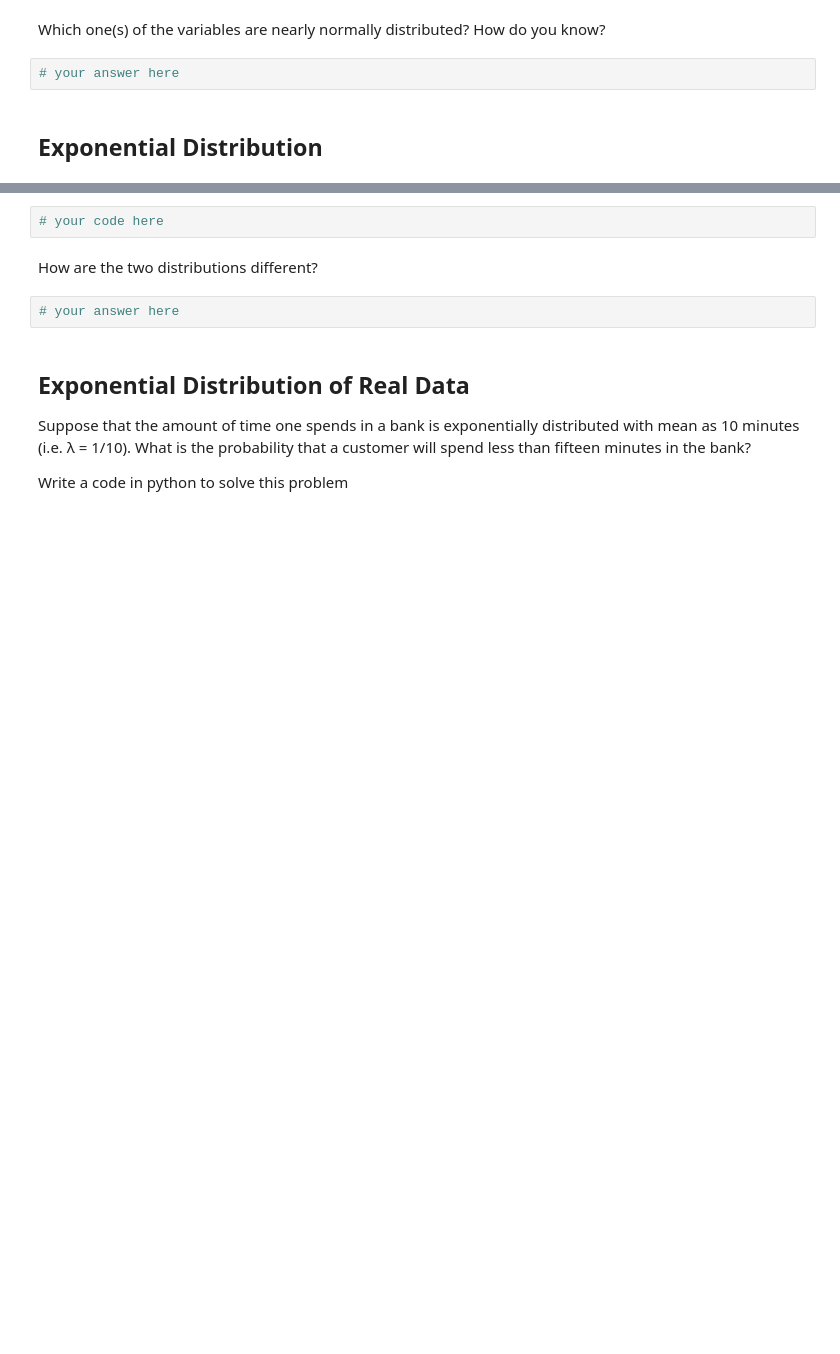
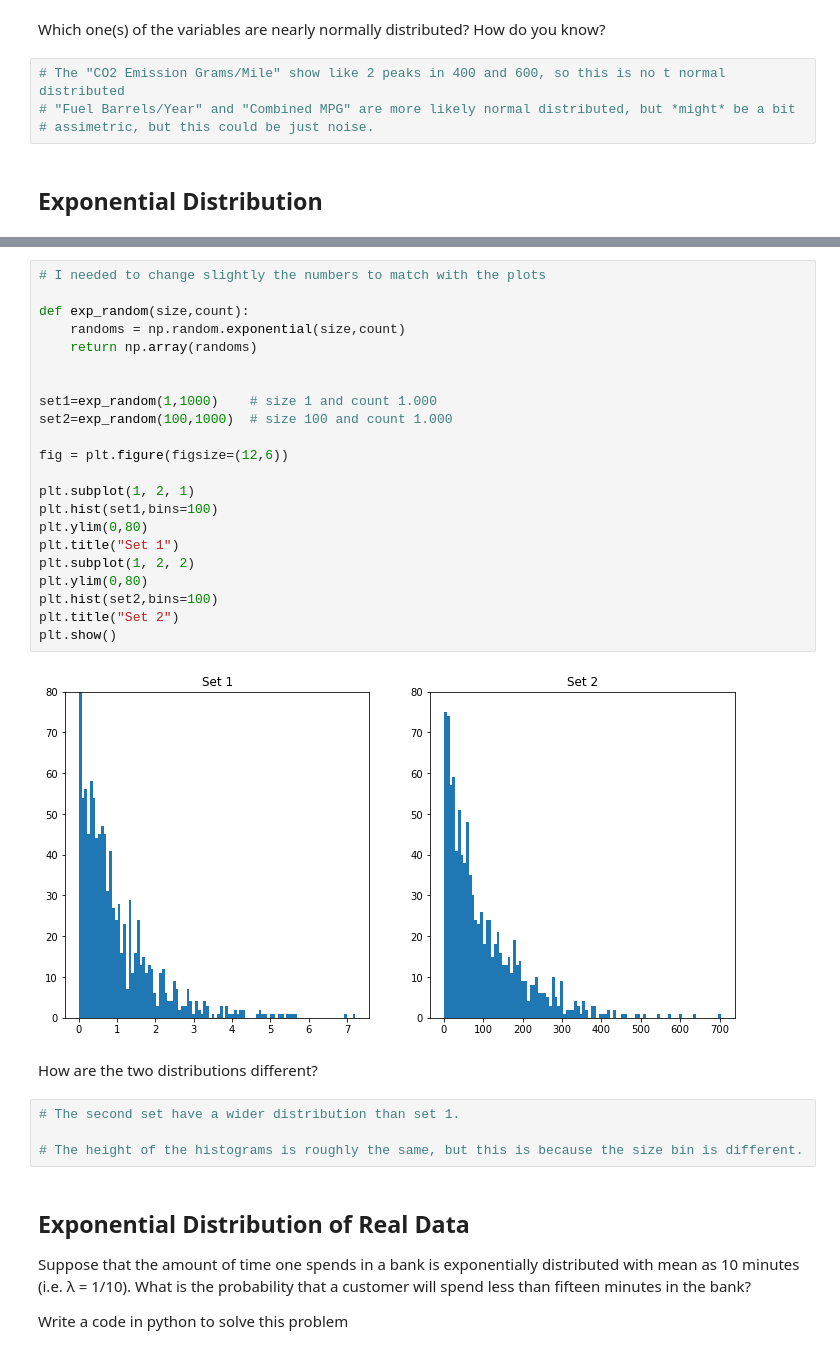
Before and after one commit to ironhack-datalabs/datamad1020, a Jupyter notebook: module-2/lab-continuous-probability-distribution/your-code/main.ipynb, the cells around one changed output, grey strips where cells are left out. Saved outputs shown, nothing was run; the diff lists cells and outputs as text; blank space fills up the shorter version.

Commit message:
Done exponential distribution

```diff
--- a/module-2/lab-continuous-probability-distribution/your-code/main.ipynb
+++ b/module-2/lab-continuous-probability-distribution/your-code/main.ipynb
@@ -142,7 +150,9 @@ Then plot the histograms for the following variables:
 # %% [markdown]
 Which one(s) of the variables are nearly normally distributed? How do you know?
-# %%
-# your answer here
+# %%
+# The "CO2 Emission Grams/Mile" show like 2 peaks in 400 and 600, so this is no t normal distributed
+# "Fuel Barrels/Year" and "Combined MPG" are more likely normal distributed, but *might* be a bit
+# assimetric, but this could be just noise.
 # %% [markdown]
 ## Exponential Distribution
 # %% [markdown]
@@ -155,12 +165,36 @@ Which one(s) of the variables are nearly normally distributed? How do you know?
 Your output should look like below:
 
 ![exponential distribution](ed.png)
-# %%
-# your code here
+# %%
+# I needed to change slightly the numbers to match with the plots
+
+def exp_random(size,count):
+    randoms = np.random.exponential(size,count)
+    return np.array(randoms)
+
+
+set1=exp_random(1,1000)    # size 1 and count 1.000
+set2=exp_random(100,1000)  # size 100 and count 1.000
+
+fig = plt.figure(figsize=(12,6))
+
+plt.subplot(1, 2, 1)
+plt.hist(set1,bins=100)
+plt.ylim(0,80)
+plt.title("Set 1")
+plt.subplot(1, 2, 2)
+plt.ylim(0,80)
+plt.hist(set2,bins=100)
+plt.title("Set 2")
+plt.show()
+# %% [output]
+[figure, added]
 # %% [markdown]
 How are the two distributions different?
-# %%
-# your answer here
+# %%
+# The second set have a wider distribution than set 1.
+
+# The height of the histograms is roughly the same, but this is because the size bin is different.
 # %% [markdown]
 ## Exponential Distribution of Real Data
 
```
Also changed, not shown: parts of 10 cells of this notebook.
